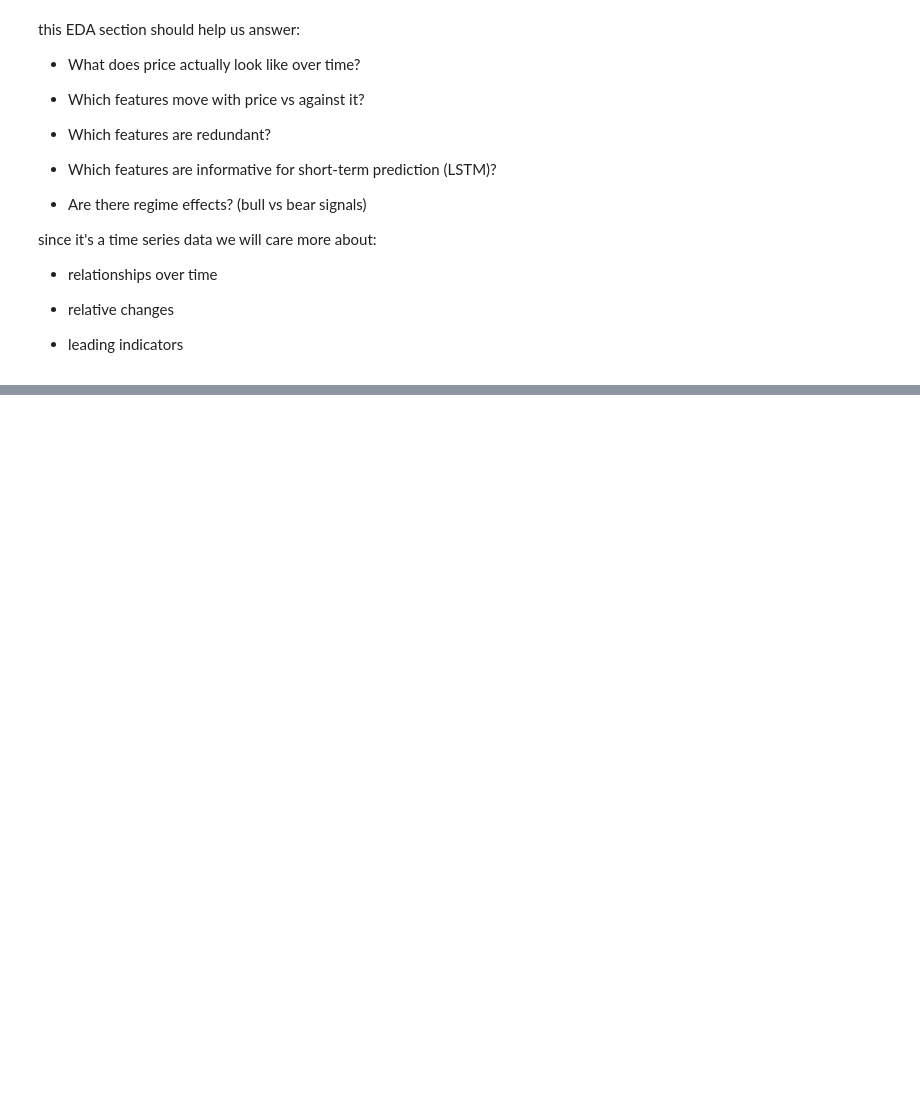
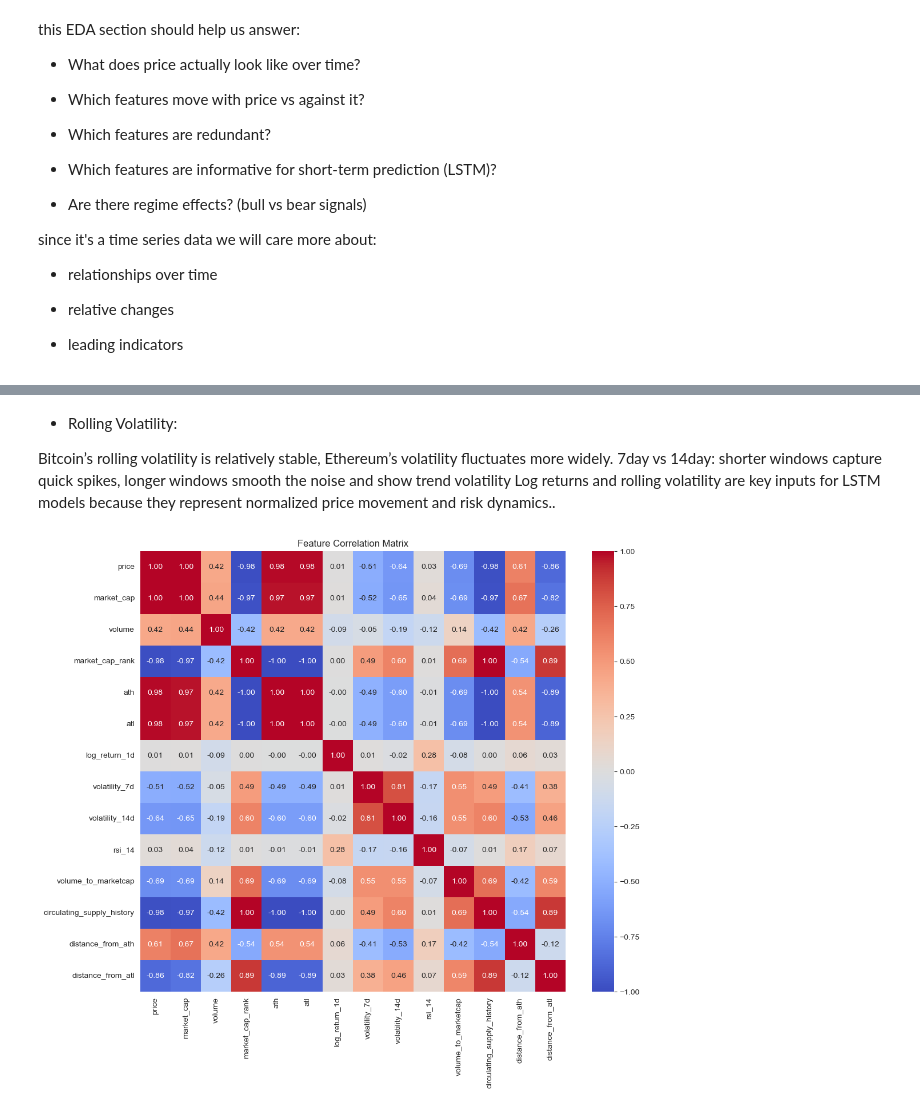
Before and after one commit to tlilimaryem7-cloud/AI-powered-cryptocurrency-market-analysis-and-decision-support-system, a Jupyter notebook: notebooks/02_eda.ipynb, the cells around one changed output, grey strips where cells are left out. Saved outputs shown, nothing was run; the diff lists cells and outputs as text; code cells hidden in the pictures; blank space fills up the shorter version.

```diff
--- a/notebooks/02_eda.ipynb
+++ b/notebooks/02_eda.ipynb
@@ -541,0 +688,22 @@ memory usage: 115.6+ KB
+# %% [markdown]
+- Rolling Volatility:
+
+Bitcoin’s rolling volatility is relatively stable, Ethereum’s volatility fluctuates more widely.
+7day vs 14day: shorter windows capture quick spikes, longer windows smooth the noise and show trend volatility
+Log returns and rolling volatility are key inputs for LSTM models because they represent normalized price movement and risk dynamics..
+# %%
+# correlation heat map
+
+import seaborn as sns
+import matplotlib.pyplot as plt
+
+plt.figure(figsize=(12,10))
+
+# Drop non-numeric/time columns
+numeric_df = df.drop(columns=["timestamp", "coin", "has_max_supply", "time_diff"])
+
+sns.heatmap(numeric_df.corr(), annot=True, fmt=".2f", cmap="coolwarm")
+plt.title("Feature Correlation Matrix")
+plt.show()
+# %% [output]
+[figure, added]
```
Also changed, not shown: parts of 23 cells of this notebook.
